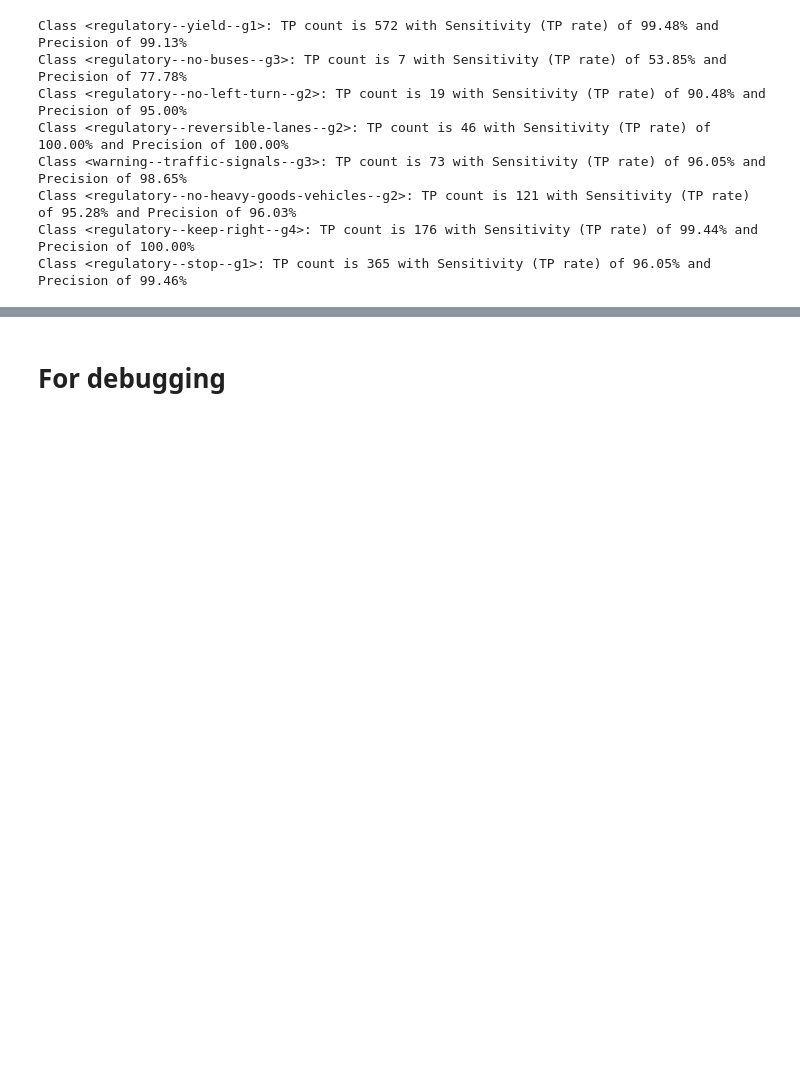
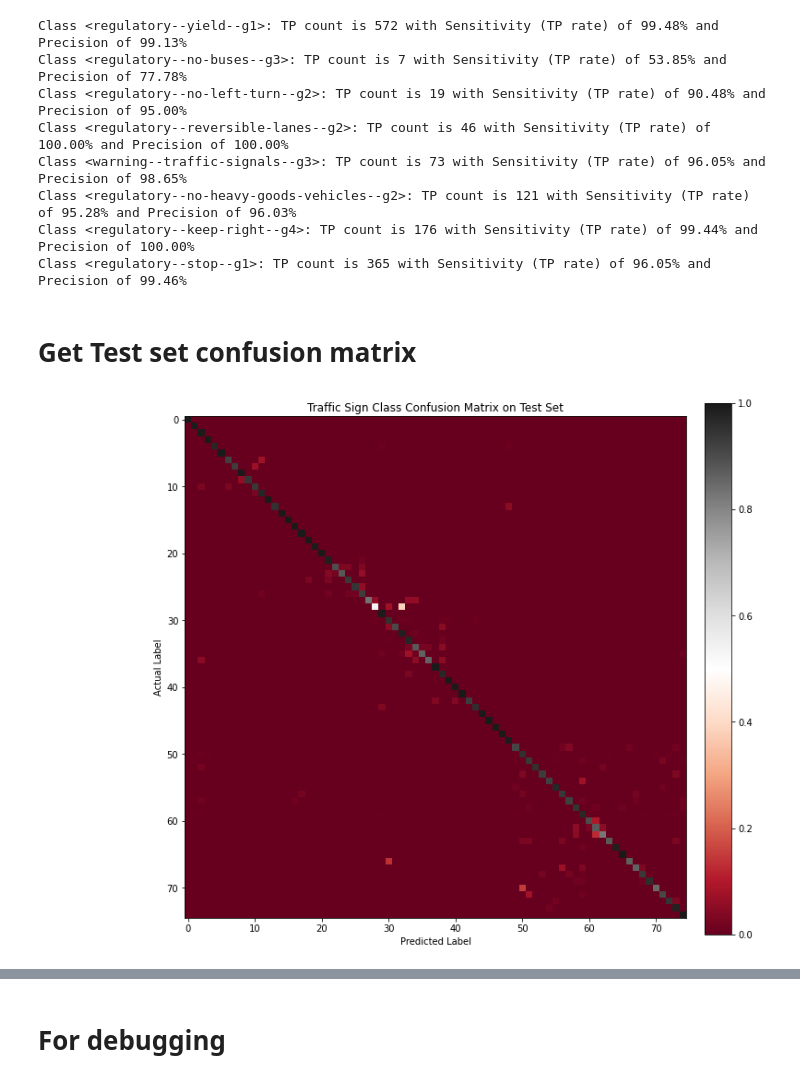
Before and after one commit to carsonljc/APS360-Project, a Jupyter notebook: classifier.ipynb, the cells around one changed output, grey strips where cells are left out. Saved outputs shown, nothing was run; the diff lists cells and outputs as text; code cells hidden in the pictures; blank space fills up the shorter version.

```diff
--- a/classifier.ipynb
+++ b/classifier.ipynb
@@ -1321,3 +1404,14 @@ Class <warning--traffic-signals--g3>: TP count is 73 with Sensitivity (TP rate)
 Class <regulatory--no-heavy-goods-vehicles--g2>: TP count is 121 with Sensitivity (TP rate) of 95.28% and Precision of 96.03%
 Class <regulatory--keep-right--g4>: TP count is 176 with Sensitivity (TP rate) of 99.44% and Precision of 100.00%
 Class <regulatory--stop--g1>: TP count is 365 with Sensitivity (TP rate) of 96.05% and Precision of 99.46%
+# %% [markdown]
+# Get Test set confusion matrix
+# %%
+# complete confusion matrix on entire test set
+criterion = nn.CrossEntropyLoss()
+if use_cuda and torch.cuda.is_available():
+    model.cuda()
+test_acc, test_loss, test_conf = get_confusionmatrix(model, test_loader,criterion)
+plot_confusionmatrix(test_conf,'Test Set')
+# %% [output]
+[figure, added]
```
Also changed, not shown: parts of 11 cells of this notebook.
